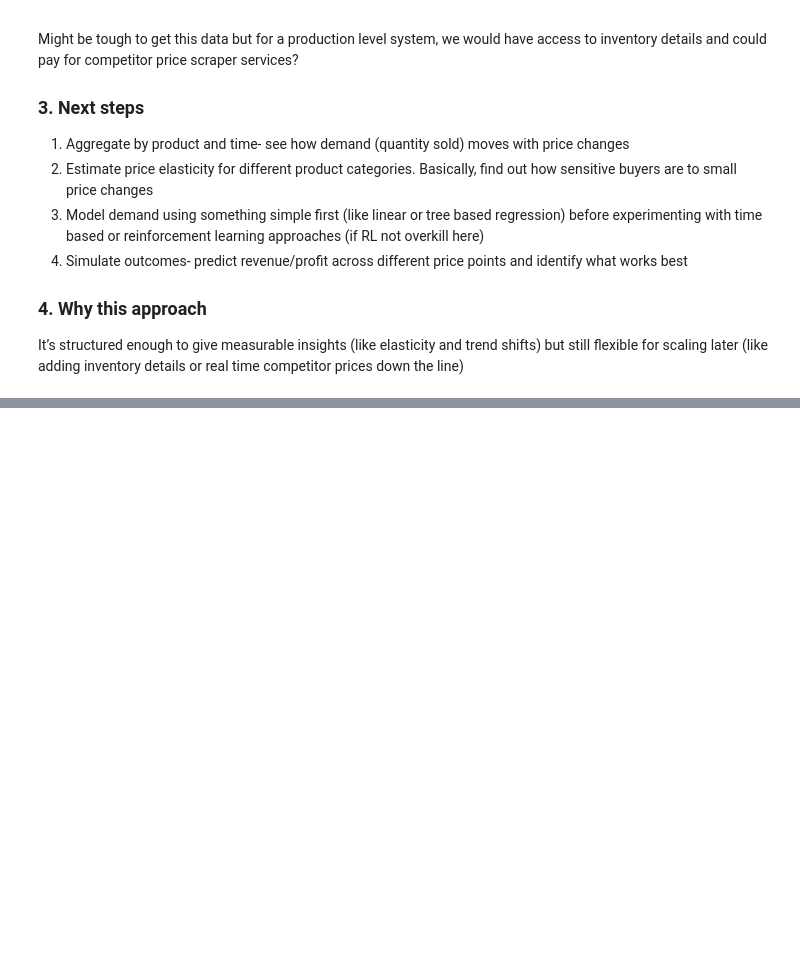
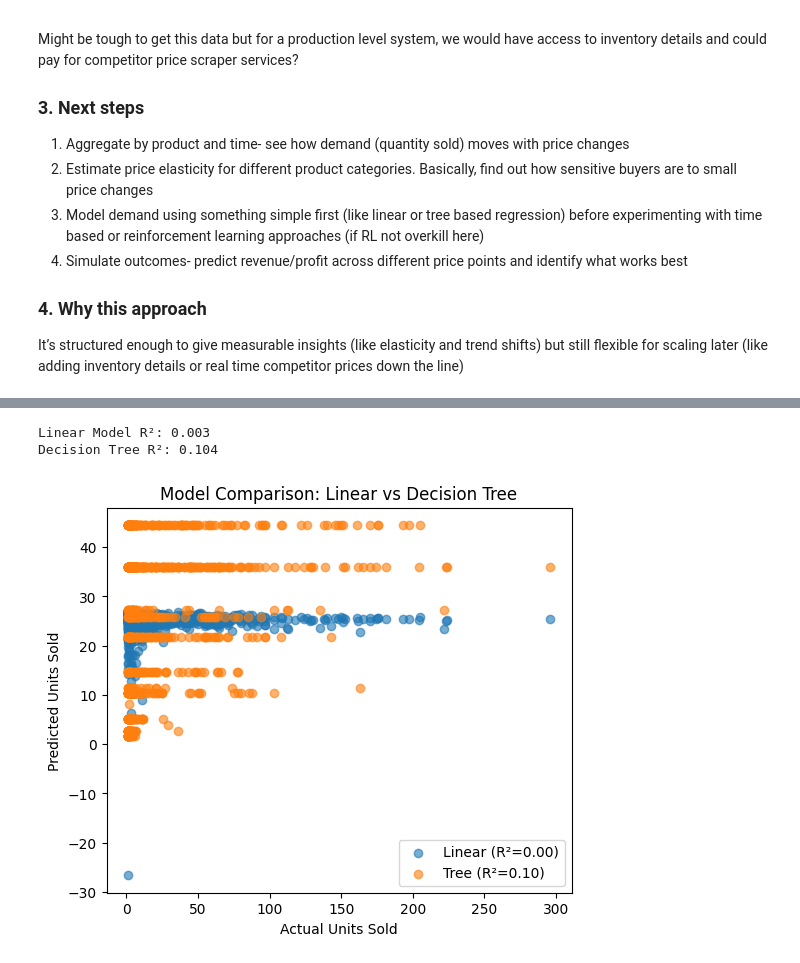
Before and after one commit to varshamanickam/dynamic-pricing-ml, a Jupyter notebook: notebooks/data_prep.ipynb, the cells around one changed output, grey strips where cells are left out. Cells and saved outputs as stored; diff of their text form; code cells hidden in the pictures; blank space fills up the shorter version.

```diff
--- a/notebooks/data_prep.ipynb
+++ b/notebooks/data_prep.ipynb
@@ -259,0 +439,39 @@ It’s structured enough to give measurable insights (like elasticity and trend
+# %%
+## modeling demand
+
+
+# use the category-week dataset from earlier
+X = cat_week[["avg_price"]]
+y = cat_week["units_sold"]
+
+# train/test split
+X_train, X_test, y_train, y_test = train_test_split(X, y, test_size=0.2, random_state=42)
+
+#baseline linear model
+lin_model = LinearRegression().fit(X_train, y_train)
+y_pred_lin = lin_model.predict(X_test)
+
+# small tree model for potential nonlinearity
+tree_model = DecisionTreeRegressor(max_depth=4, random_state=42).fit(X_train, y_train)
+y_pred_tree = tree_model.predict(X_test)
+
+#evaluate
+r2_lin = r2_score(y_test, y_pred_lin)
+r2_tree = r2_score(y_test, y_pred_tree)
+
+print(f"Linear Model R²: {r2_lin:.3f}")
+print(f"Decision Tree R²: {r2_tree:.3f}")
+
+# just making a scatter plot
+plt.figure(figsize=(6,5))
+plt.scatter(y_test, y_pred_lin, alpha=0.6, label=f"Linear (R²={r2_lin:.2f})")
+plt.scatter(y_test, y_pred_tree, alpha=0.6, label=f"Tree (R²={r2_tree:.2f})")
+plt.xlabel("Actual Units Sold")
+plt.ylabel("Predicted Units Sold")
+plt.title("Model Comparison: Linear vs Decision Tree")
+plt.legend()
+plt.show()
+# %% [output]
+Linear Model R²: 0.003
+Decision Tree R²: 0.104
+[figure, added]
```
Also changed, not shown: parts of 16 cells of this notebook, 2 other files.
